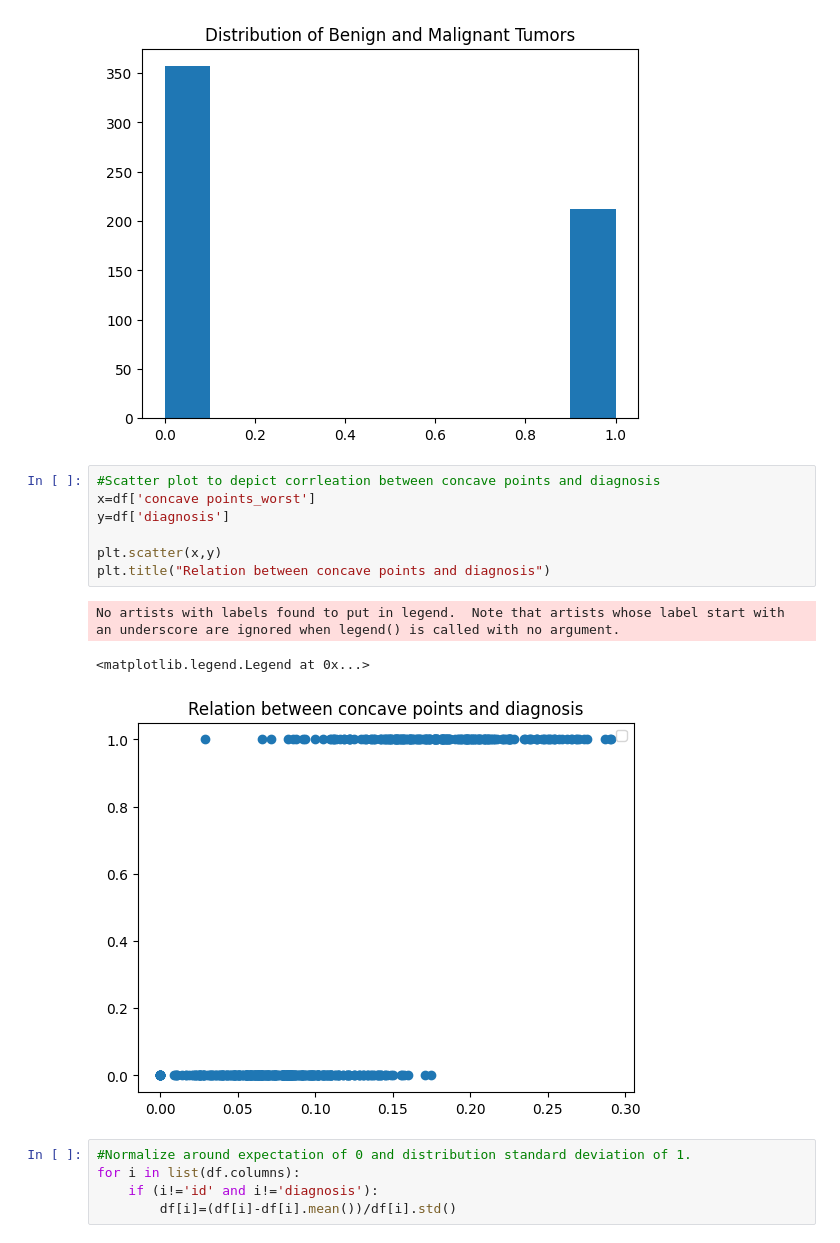
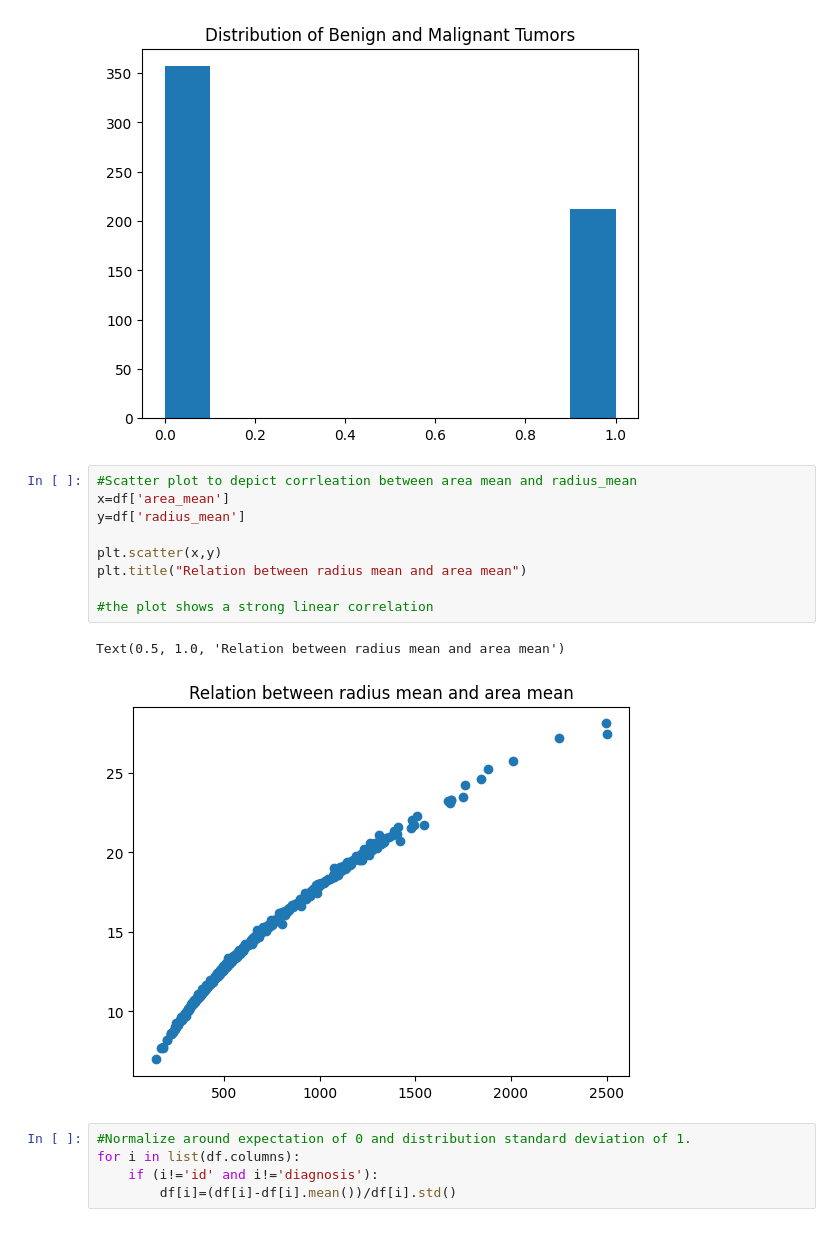
Before and after one commit to Deceptrax123/Machine-Learning-Lab, a Jupyter notebook: breast-cancer-diagonistic/analysis.ipynb, the cells around one changed output. Drawn from its saved outputs; the diff is of its cells as text.

```diff
--- a/breast-cancer-diagonistic/analysis.ipynb
+++ b/breast-cancer-diagonistic/analysis.ipynb
@@ -143,16 +143,17 @@ plt.title("Distribution of Benign and Malignant Tumors")
 Text(0.5, 1.0, 'Distribution of Benign and Malignant Tumors')
 [figure]
 # %%
-#Scatter plot to depict corrleation between concave points and diagnosis
-x=df['concave points_worst']
-y=df['diagnosis']
+#Scatter plot to depict corrleation between area mean and radius_mean
+x=df['area_mean']
+y=df['radius_mean']
 
 plt.scatter(x,y)
-plt.title("Relation between concave points and diagnosis")
+plt.title("Relation between radius mean and area mean")
+
+#the plot shows a strong linear correlation
 # %% [output]
-No artists with labels found to put in legend.  Note that artists whose label start with an underscore are ignored when legend() is called with no argument.
+Text(0.5, 1.0, 'Relation between radius mean and area mean')
-<matplotlib.legend.Legend at 0x...>
-[figure, old version]
+[figure, new version]
 # %%
 #Normalize around expectation of 0 and distribution standard deviation of 1.
 for i in list(df.columns):
```
